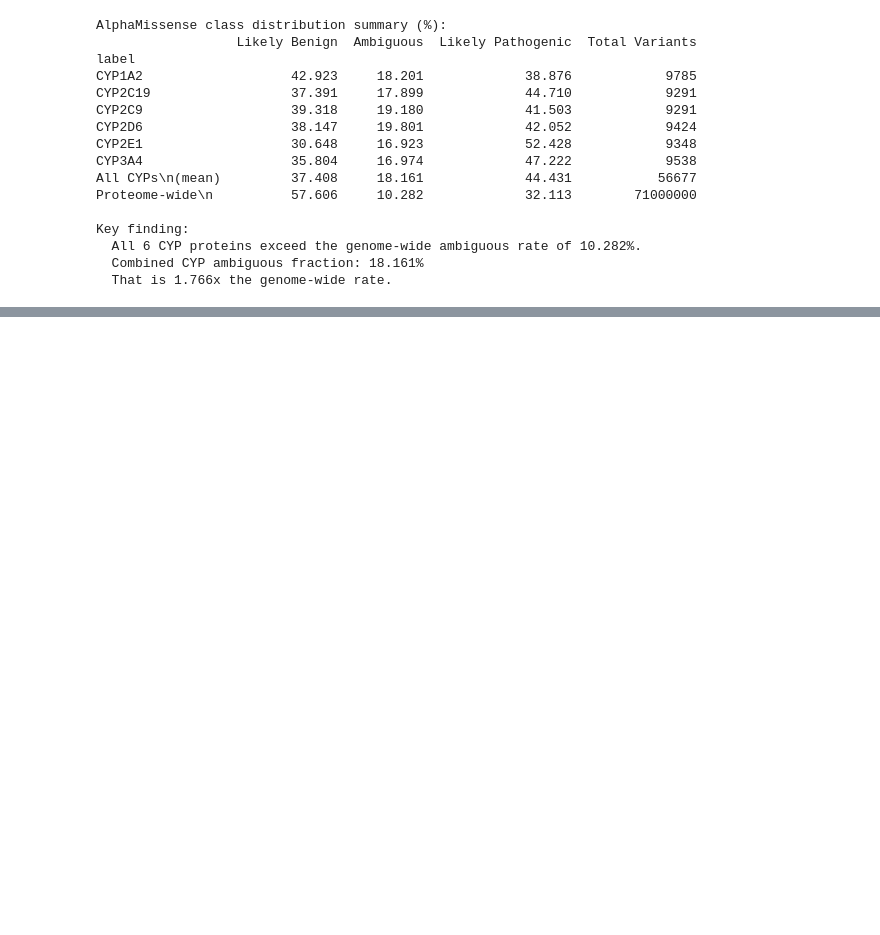
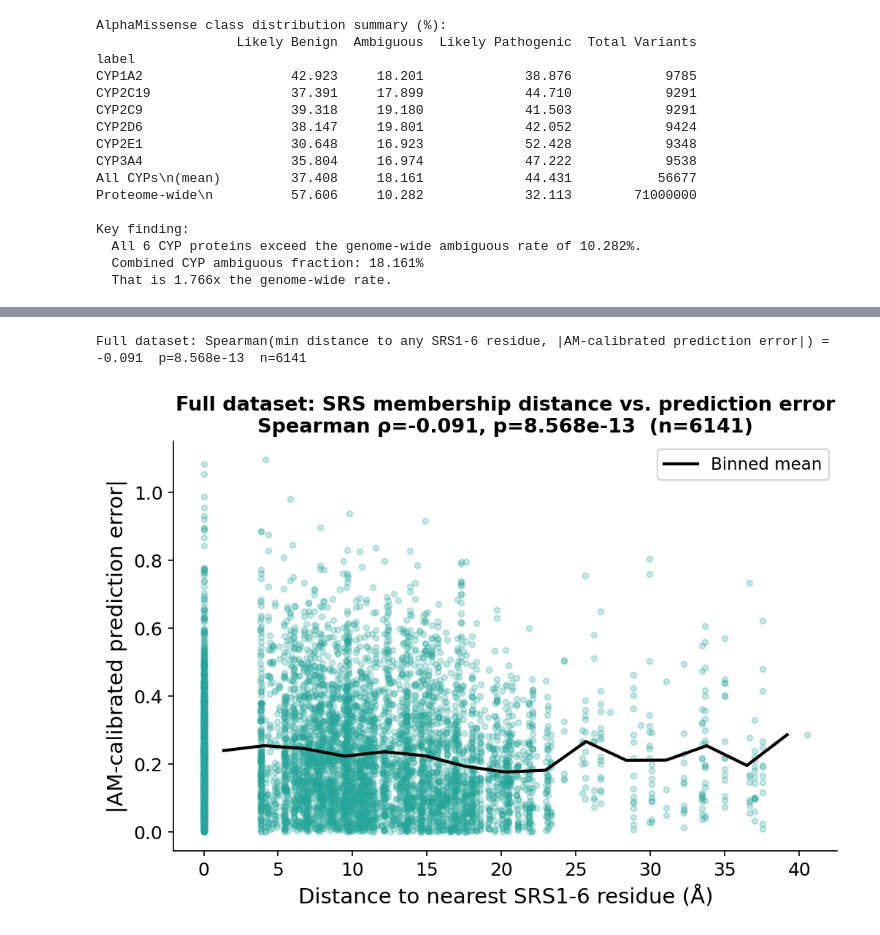
Before and after one commit to hhelenxu/cyp-variant-effect-prediction, a Jupyter notebook: code/alphamissense_ambiguous.ipynb, the cells around one changed output, grey strips where cells are left out. Saved outputs shown, nothing was run; the diff lists cells and outputs as text; code cells hidden in the pictures; blank space fills up the shorter version.

```diff
--- a/code/alphamissense_ambiguous.ipynb
+++ b/code/alphamissense_ambiguous.ipynb
@@ -1365,0 +760,30 @@ Kruskal–Wallis: H=2550.785, p=0.000e+00
+# %%
+all_err_dist = cyp2c9_err.copy()
+all_err_dist['dist_srs6'] = all_err_dist['position'].map(dist_srs6)
+
+r_srs6_all, p_srs6_all = spearmanr(all_err_dist['dist_srs6'], all_err_dist['am_error'], nan_policy='omit')
+n_srs6_all = all_err_dist['dist_srs6'].notna().sum()
+print(f'Full dataset: Spearman(min distance to any SRS1-6 residue, |AM-calibrated prediction error|) = '
+      f'{r_srs6_all:+.3f}  p={p_srs6_all:.3e}  n={n_srs6_all}')
+
+fig, ax = plt.subplots(figsize=(7, 5))
+sub_all = all_err_dist.dropna(subset=['dist_srs6'])
+ax.scatter(sub_all['dist_srs6'], sub_all['am_error'], color='#26A69A', alpha=0.25, s=14)
+bins = np.linspace(sub_all['dist_srs6'].min(), sub_all['dist_srs6'].max(), 16)
+bin_centers = (bins[:-1] + bins[1:]) / 2
+bin_idx = np.clip(np.digitize(sub_all['dist_srs6'].values, bins) - 1, 0, len(bin_centers) - 1)
+bin_means = pd.Series(sub_all['am_error'].values).groupby(bin_idx).mean().reindex(range(len(bin_centers)))
+ax.plot(bin_centers, bin_means.values, color='black', linewidth=2, label='Binned mean')
+ax.tick_params(axis='both', labelsize=12)
+ax.set_xlabel('Distance to nearest SRS1-6 residue (\u00c5)', fontsize=14)
+ax.set_ylabel('|AM-calibrated prediction error|', fontsize=14)
+ax.set_title(f'Full dataset: SRS membership distance vs. prediction error\n'
+             f'Spearman \u03c1={r_srs6_all:.3f}, p={p_srs6_all:.3e}  (n={n_srs6_all})', fontsize=13, fontweight='bold')
+ax.legend(fontsize=11)
+ax.spines['top'].set_visible(False)
+ax.spines['right'].set_visible(False)
+plt.tight_layout()
+plt.show()
+# %% [output]
+Full dataset: Spearman(min distance to any SRS1-6 residue, |AM-calibrated prediction error|) = -0.091  p=8.568e-13  n=6141
+[figure, added]
```
Also changed, not shown: parts of 33 cells of this notebook, 3 other files.
